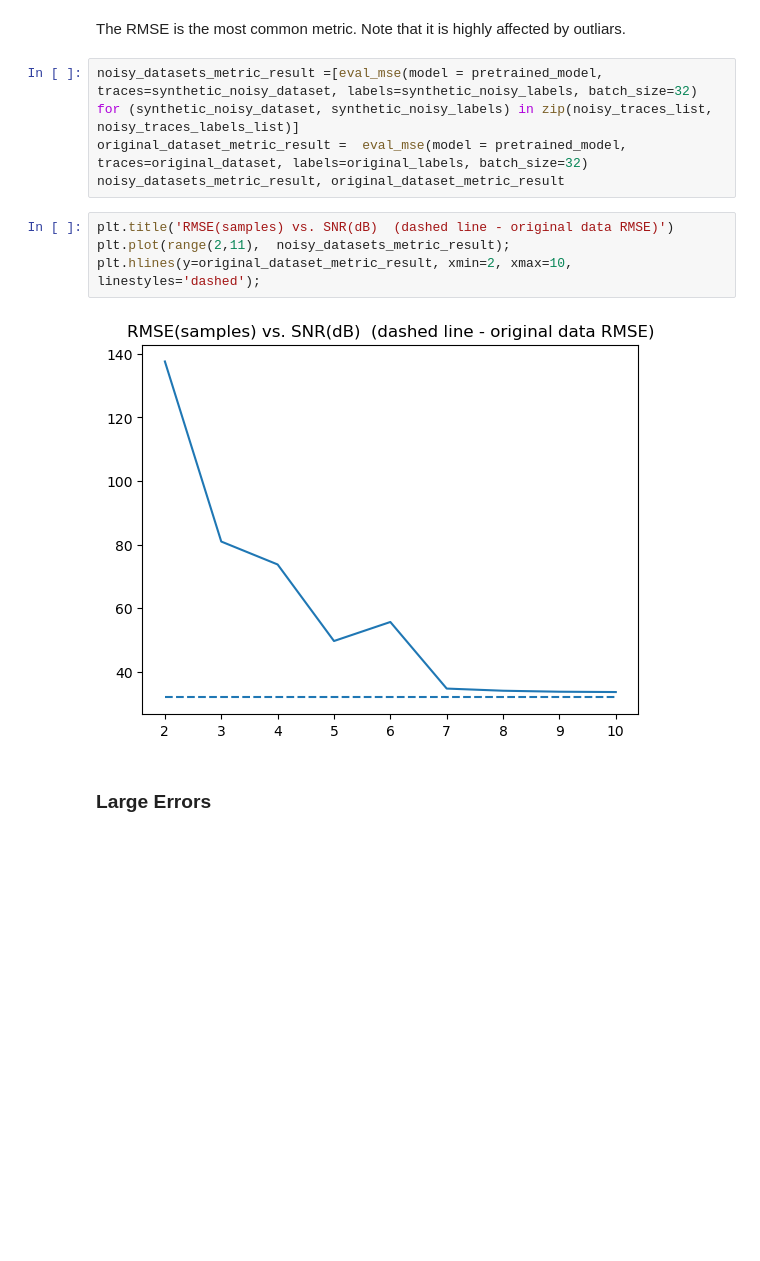
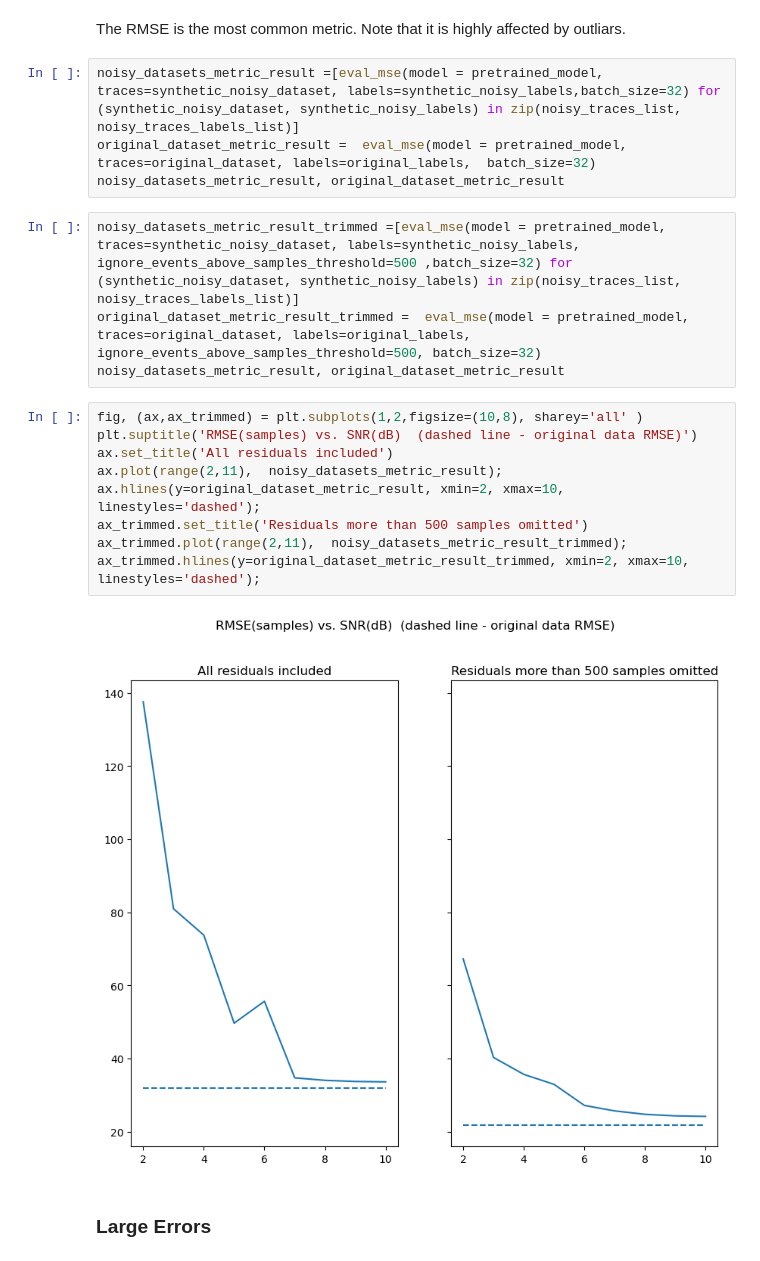
Before and after one commit to moshebeutel/summer_2022_Seismology, a Jupyter notebook: notebooks/model_evaluation.ipynb, the cells around one changed output. Drawn from its saved outputs; the diff is of its cells as text; blank space fills up the shorter version.

Commit message:
Ignore large residual option

```diff
--- a/notebooks/model_evaluation.ipynb
+++ b/notebooks/model_evaluation.ipynb
@@ -163,15 +166,24 @@ def eval_batch_tuple_return(batch, model):
 # %% [markdown]
 The RMSE is the most common metric. Note that it is highly affected by outliars.
 # %%
-noisy_datasets_metric_result =[eval_mse(model = pretrained_model, traces=synthetic_noisy_dataset, labels=synthetic_noisy_labels, batch_size=32) for (synthetic_noisy_dataset, synthetic_noisy_labels) in zip(noisy_traces_list, noisy_traces_labels_list)]
-original_dataset_metric_result =  eval_mse(model = pretrained_model, traces=original_dataset, labels=original_labels, batch_size=32)
+noisy_datasets_metric_result =[eval_mse(model = pretrained_model, traces=synthetic_noisy_dataset, labels=synthetic_noisy_labels,batch_size=32) for (synthetic_noisy_dataset, synthetic_noisy_labels) in zip(noisy_traces_list, noisy_traces_labels_list)]
+original_dataset_metric_result =  eval_mse(model = pretrained_model, traces=original_dataset, labels=original_labels,  batch_size=32)
 noisy_datasets_metric_result, original_dataset_metric_result
+# %%
+noisy_datasets_metric_result_trimmed =[eval_mse(model = pretrained_model, traces=synthetic_noisy_dataset, labels=synthetic_noisy_labels, ignore_events_above_samples_threshold=500 ,batch_size=32) for (synthetic_noisy_dataset, synthetic_noisy_labels) in zip(noisy_traces_list, noisy_traces_labels_list)]
+original_dataset_metric_result_trimmed =  eval_mse(model = pretrained_model, traces=original_dataset, labels=original_labels, ignore_events_above_samples_threshold=500, batch_size=32)
+noisy_datasets_metric_result, original_dataset_metric_result
 # %%
-plt.title('RMSE(samples) vs. SNR(dB)  (dashed line - original data RMSE)')
-plt.plot(range(2,11),  noisy_datasets_metric_result);
-plt.hlines(y=original_dataset_metric_result, xmin=2, xmax=10, linestyles='dashed');
+fig, (ax,ax_trimmed) = plt.subplots(1,2,figsize=(10,8), sharey='all' )
+plt.suptitle('RMSE(samples) vs. SNR(dB)  (dashed line - original data RMSE)')
+ax.set_title('All residuals included')
+ax.plot(range(2,11),  noisy_datasets_metric_result);
+ax.hlines(y=original_dataset_metric_result, xmin=2, xmax=10, linestyles='dashed');
+ax_trimmed.set_title('Residuals more than 500 samples omitted')
+ax_trimmed.plot(range(2,11),  noisy_datasets_metric_result_trimmed);
+ax_trimmed.hlines(y=original_dataset_metric_result_trimmed, xmin=2, xmax=10, linestyles='dashed');
 # %% [output]
-[figure, old version]
+[figure, new version]
 # %% [markdown]
 ### Large Errors
 # %% [markdown]
```
Also changed, not shown: parts of 9 cells of this notebook, 1 other file.
